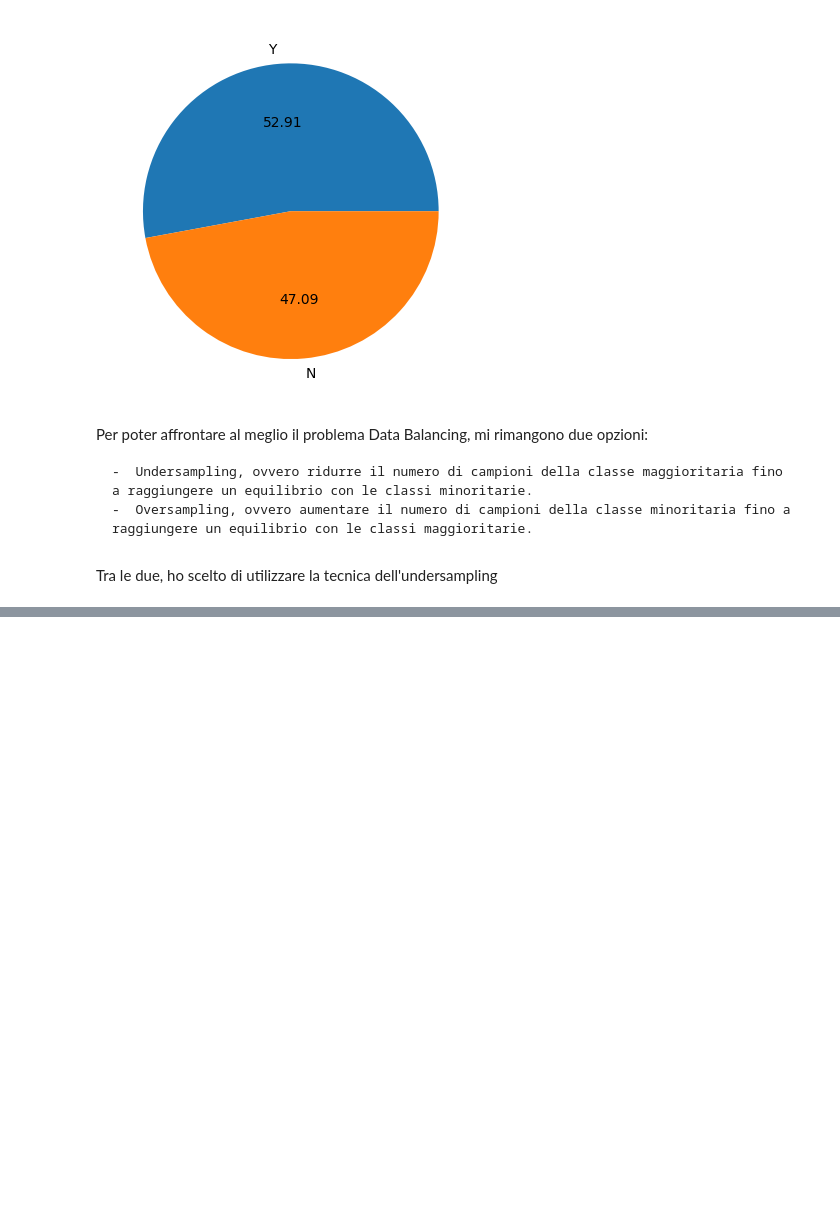
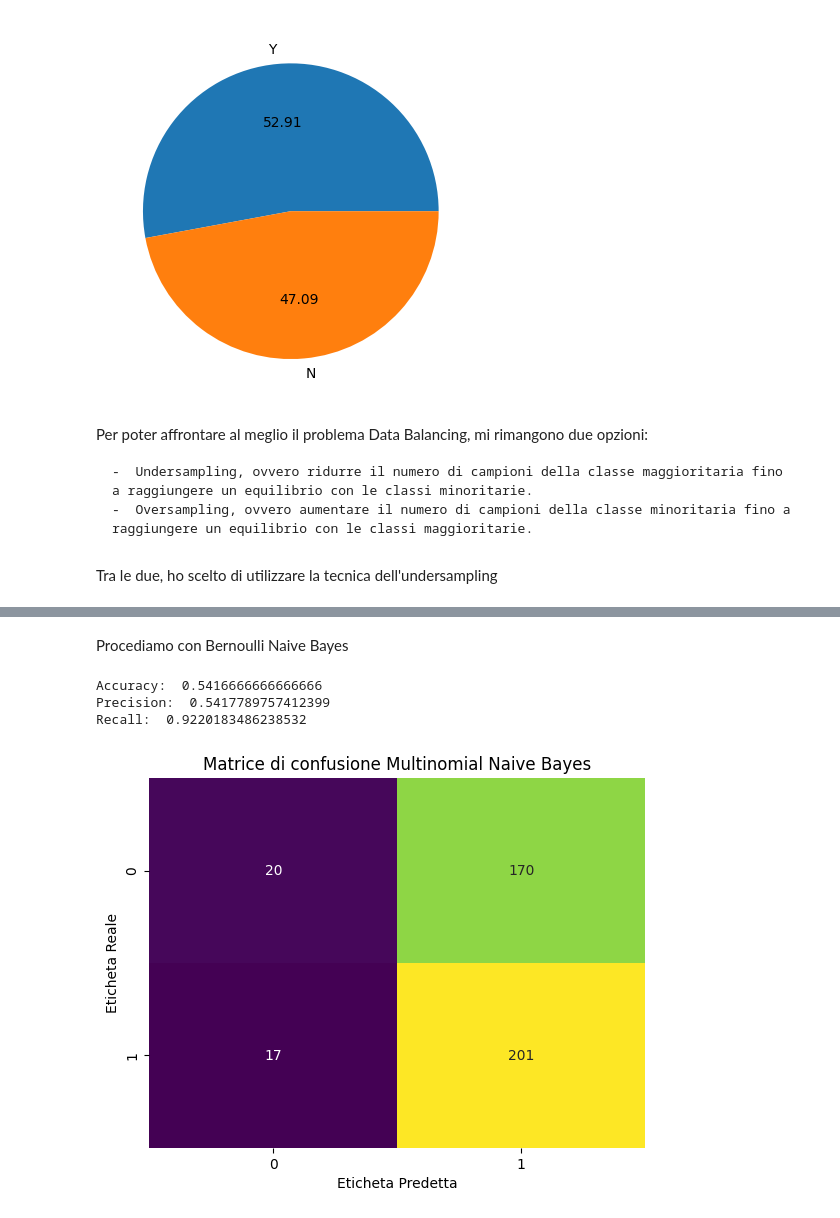
Before and after one commit to bafiuss/Sapore-DiVino, a Jupyter notebook: Sapore_DiVino-CODICE.ipynb, the cells around one changed output, grey strips where cells are left out. Cells and saved outputs as stored; diff of their text form; code cells hidden in the pictures; blank space fills up the shorter version.

```diff
--- a/Sapore_DiVino-CODICE.ipynb
+++ b/Sapore_DiVino-CODICE.ipynb
@@ -271,0 +315,25 @@ Index([   0,    1,    2,    5,    6,    9,   10,   12,   13,   14,
+# %% [markdown]
+Procediamo con Bernoulli Naive Bayes
+# %%
+bnb.fit(X_train,Y_train.values.ravel()) #training
+y_pred_3 = bnb.predict(X_test) #testing
+
+accuracyBNB = accuracy_score(Y_test,y_pred_3)
+precisionBNB = precision_score(Y_test,y_pred_3)
+recallBNB = recall_score(Y_test,y_pred_3)
+print('Accuracy: ' , accuracyBNB)
+print('Precision: ' , precisionBNB)
+print('Recall: ' , recallBNB)
+
+labels=['0', '1']
+confusion_matrix_result = confusion_matrix(Y_test,y_pred_3)
+sns.heatmap(confusion_matrix_result, annot=True, fmt='d', cmap='viridis', xticklabels=labels, yticklabels=labels,cbar=False)
+plt.title('Matrice di confusione Multinomial Naive Bayes')
+plt.xlabel('Eticheta Predetta')
+plt.ylabel('Eticheta Reale')
+plt.show()
+# %% [output]
+Accuracy:  0.5416666666666666
+Precision:  0.5417789757412399
+Recall:  0.9220183486238532
+[figure, added]
```
Also changed, not shown: parts of 17 cells of this notebook.
